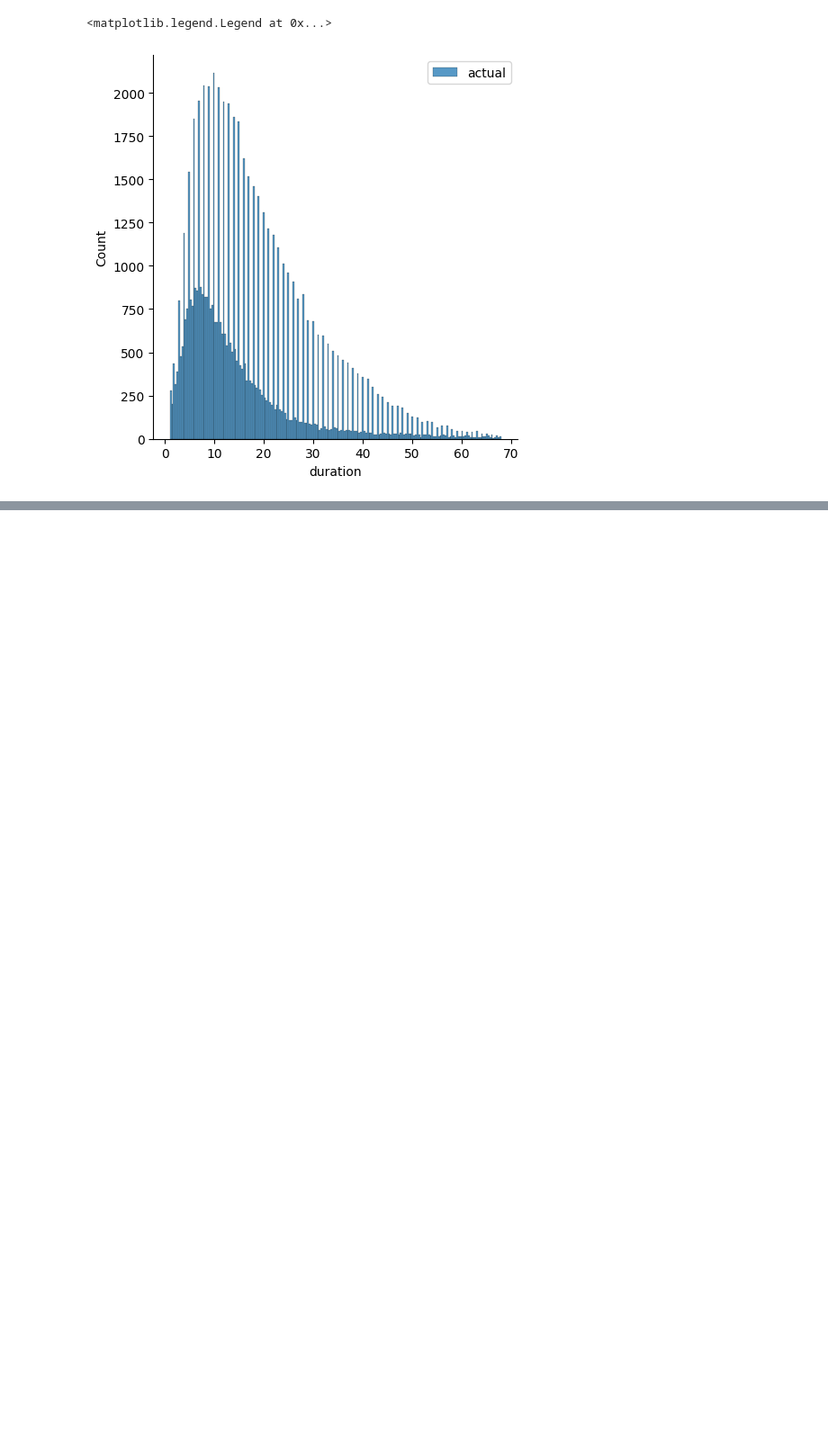
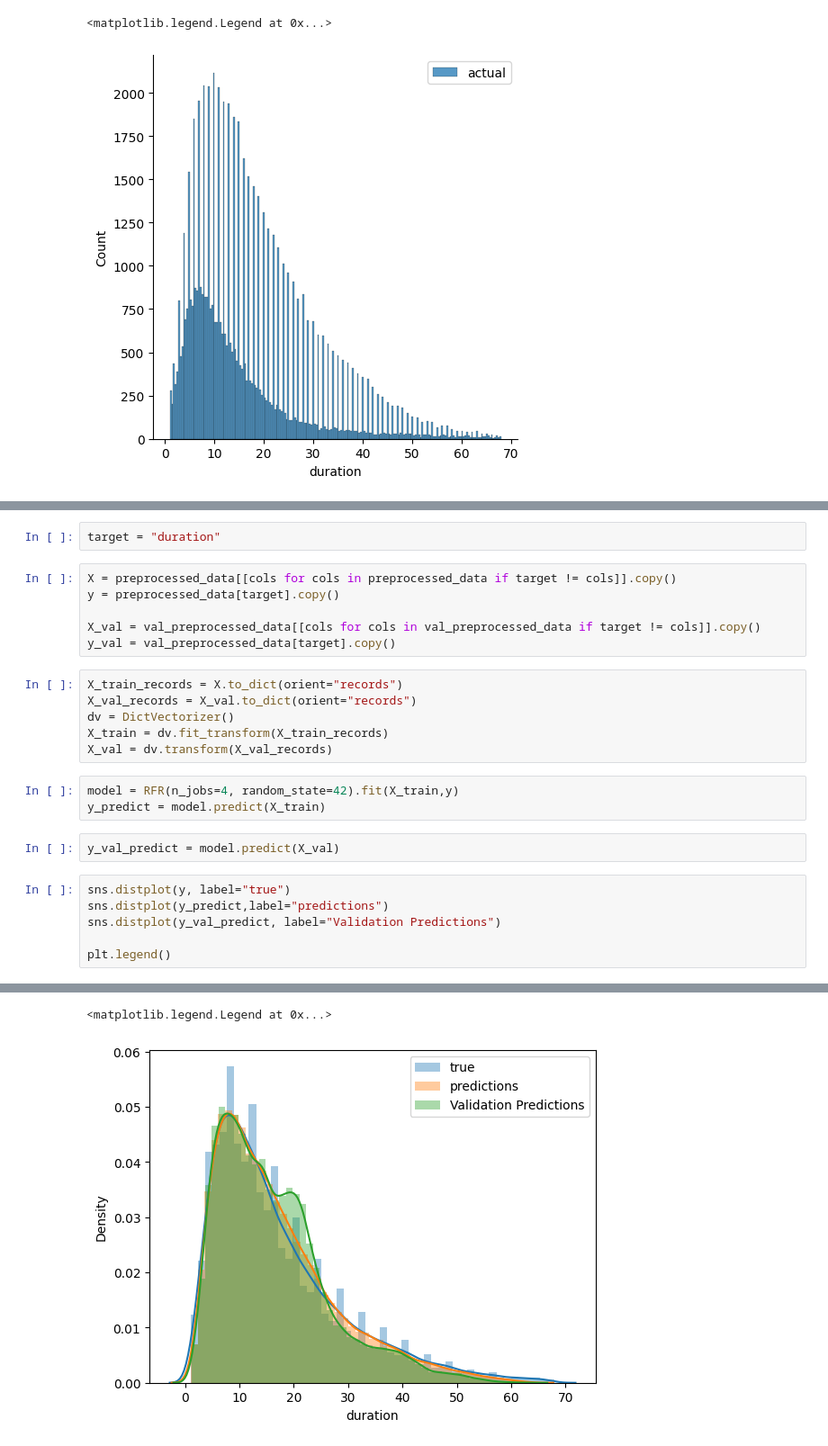
Before and after one commit to Nakulbajaj101/mlops-zoomcamp-2025, a Jupyter notebook: week1/week-1-intro.ipynb, the cells around one changed output, grey strips where cells are left out. Shown at 90% size. Drawn from its saved outputs; the diff is of its cells as text; blank space fills up the shorter version.

```diff
--- a/week1/week-1-intro.ipynb
+++ b/week1/week-1-intro.ipynb
@@ -43,0 +152,26 @@ plt.legend()
+# %%
+target = "duration"
+# %%
+X = preprocessed_data[[cols for cols in preprocessed_data if target != cols]].copy()
+y = preprocessed_data[target].copy()
+
+X_val = val_preprocessed_data[[cols for cols in val_preprocessed_data if target != cols]].copy()
+y_val = val_preprocessed_data[target].copy()
+# %%
+X_train_records = X.to_dict(orient="records")
+X_val_records = X_val.to_dict(orient="records")
+dv = DictVectorizer()
+X_train = dv.fit_transform(X_train_records)
+X_val = dv.transform(X_val_records)
+# %%
+model = RFR(n_jobs=4, random_state=42).fit(X_train,y)
+y_predict = model.predict(X_train)
+# %%
+y_val_predict = model.predict(X_val)
+# %%
+sns.distplot(y, label="true")
+sns.distplot(y_predict,label="predictions")
+sns.distplot(y_val_predict, label="Validation Predictions")
+
+plt.legend()
+# %% [output]
@@ -43,0 +195,2 @@ plt.legend()
+<matplotlib.legend.Legend at 0x...>
+[figure, added]
```
Also changed, not shown: parts of 12 cells of this notebook.
